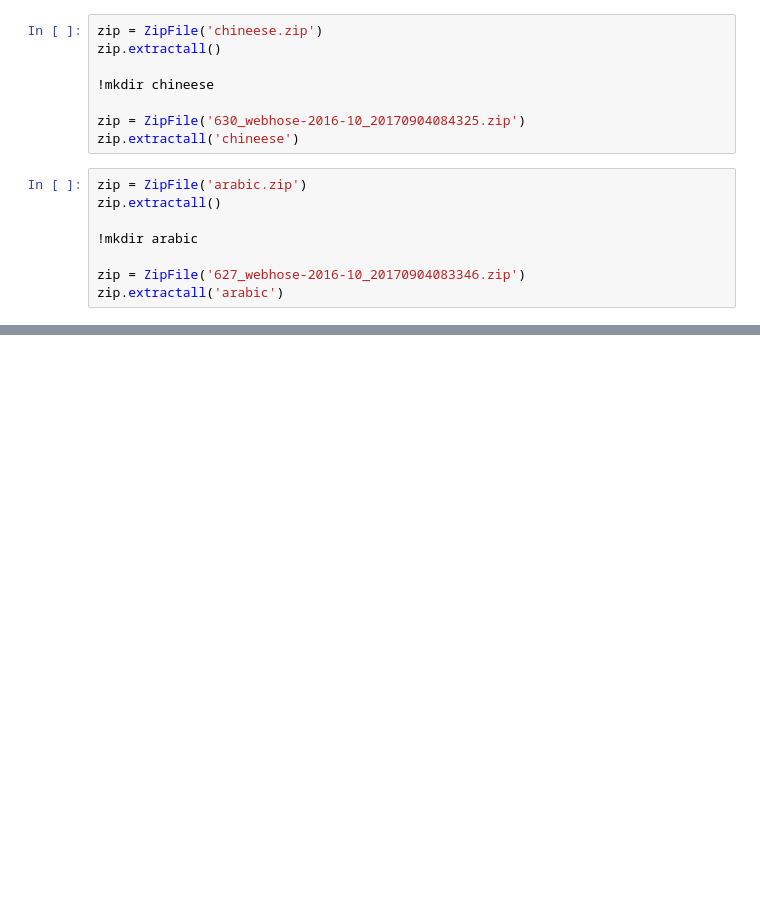
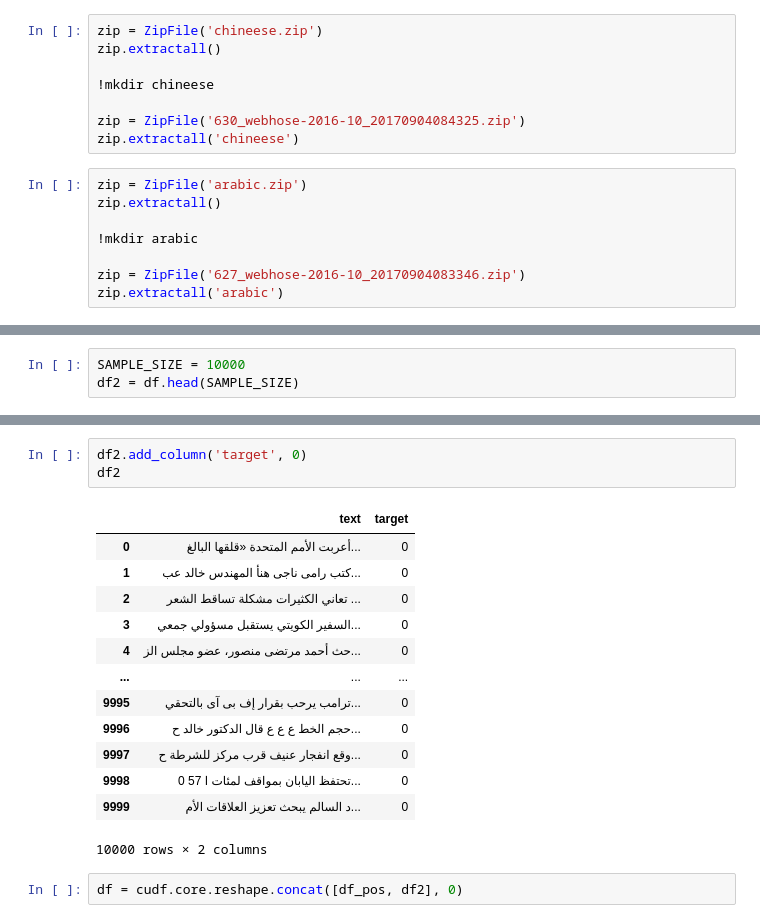
Before and after one commit to airevllc/airev-advanced-workshops, a Jupyter notebook: train.ipynb, the cells around one changed output, grey strips where cells are left out. Drawn from its saved outputs; the diff is of its cells as text; blank space fills up the shorter version.

```diff
--- a/train.ipynb
+++ b/train.ipynb
@@ -191,2 +246,5 @@ df2 = df.head(100000)
+# %%
+SAMPLE_SIZE = 10000
+df2 = df.head(SAMPLE_SIZE)
 # %%
 df2.to_pandas()
@@ -204,0 +319,19 @@ print(pre_df.head())
+# %%
+df2.add_column('target', 0)
+df2
+# %% [output]
+|  | text | target |
+| 0 | أعربت الأمم المتحدة «قلقها البالغ... | 0 |
+| 1 | كتب رامى ناجى هنأ المهندس خالد عب... | 0 |
+| 2 | تعاني الكثيرات مشكلة تساقط الشعر ... | 0 |
+| 3 | السفير الكويتي يستقبل مسؤولي جمعي... | 0 |
+| 4 | حث أحمد مرتضى منصور، عضو مجلس الز... | 0 |
+| ... | ... | ... |
+| 9995 | ترامب يرحب بقرار إف بى آى بالتحقي... | 0 |
+| 9996 | حجم الخط ع ع ع قال الدكتور خالد ح... | 0 |
+| 9997 | وقع انفجار عنيف قرب مركز للشرطة ح... | 0 |
+| 9998 | 0 57 تحتفظ اليابان بمواقف لمئات ا... | 0 |
+| 9999 | د السالم يبحث تعزيز العلاقات الأم... | 0 |
+10000 rows × 2 columns
+# %%
+df = cudf.core.reshape.concat([df_pos, df2], 0)
```
Also changed, not shown: parts of 42 cells of this notebook.
